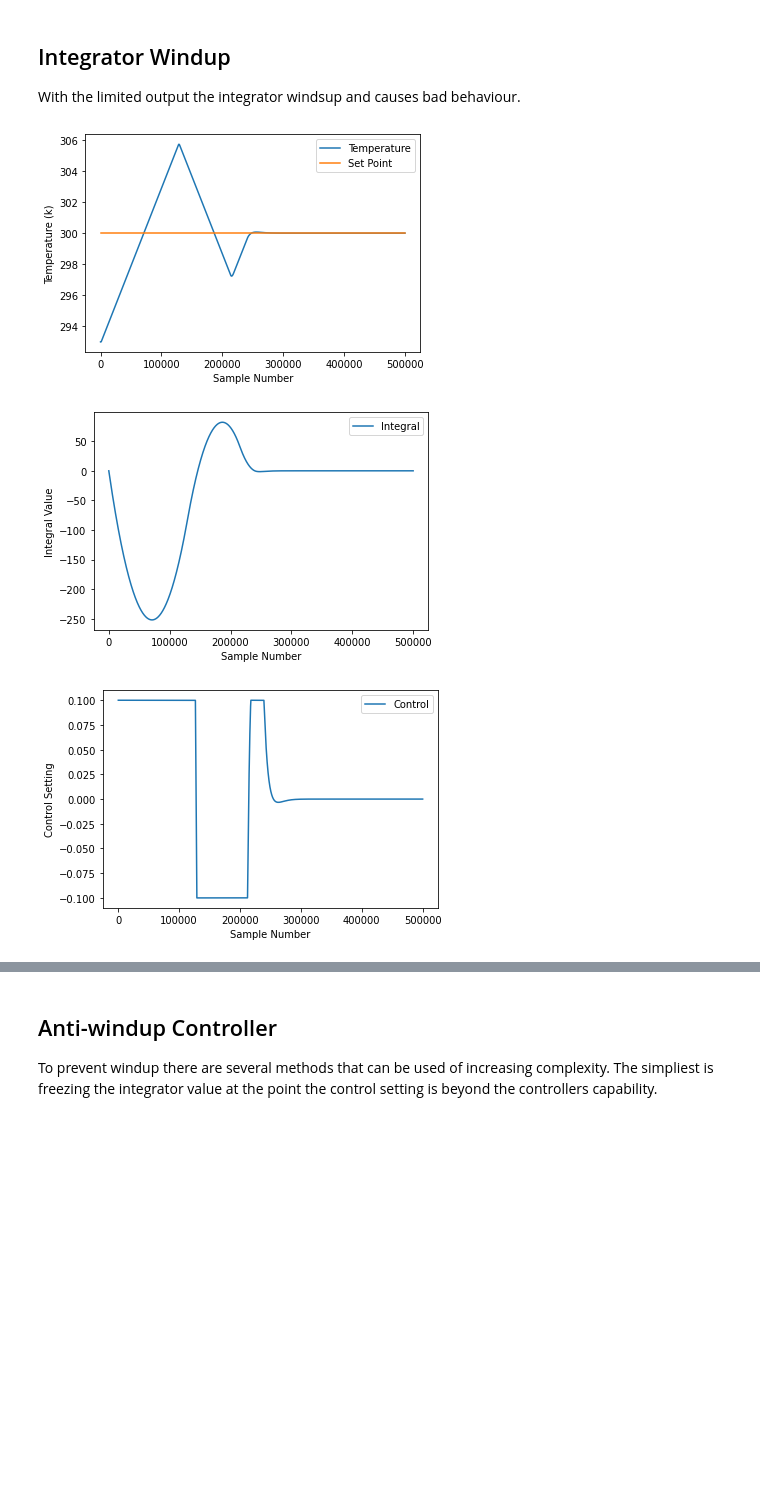
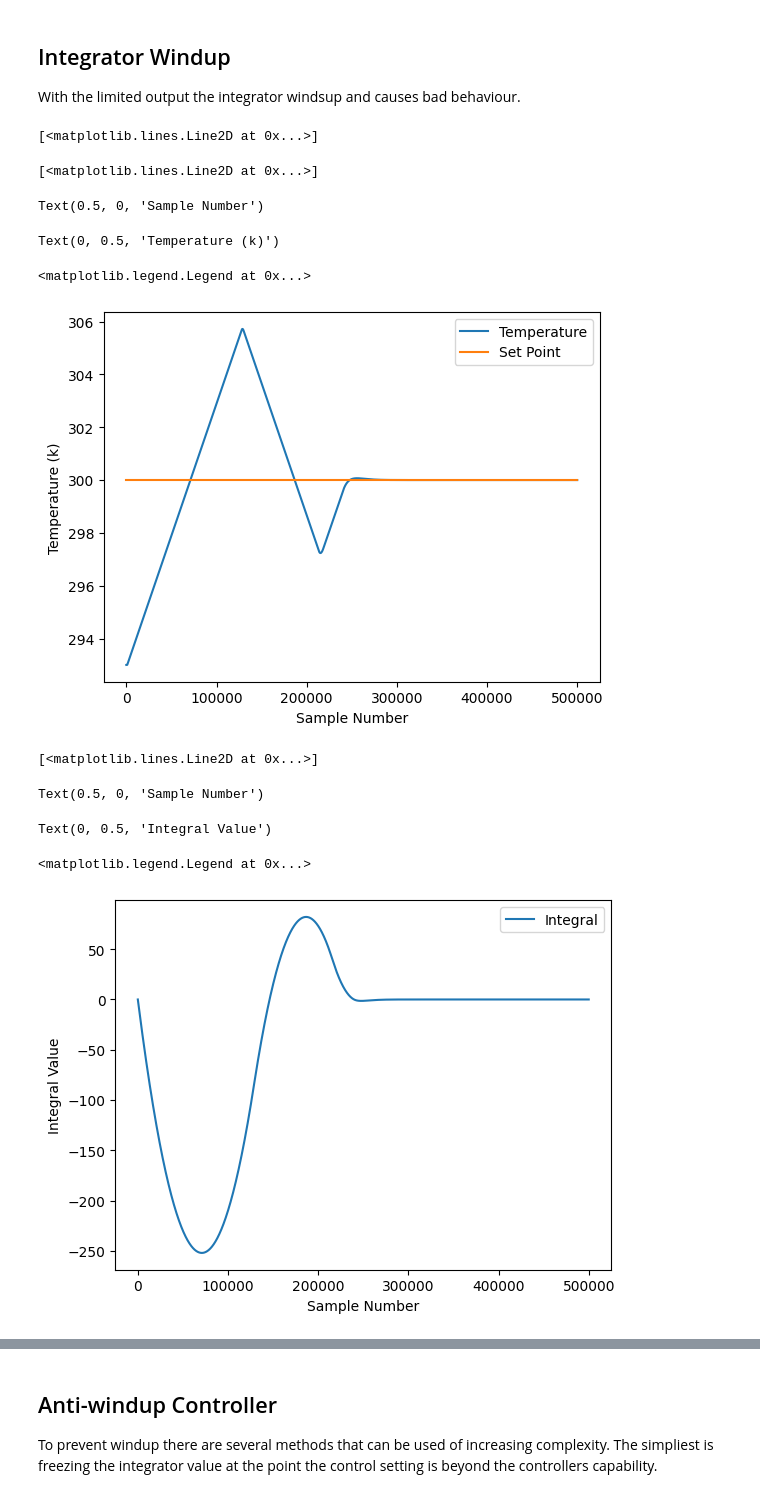
Before and after one commit to snhobbs/PIDTemplates, a Jupyter notebook: python/Anti-windup Temperature Analysis.ipynb, the cells around one changed output, grey strips where cells are left out. Cells and saved outputs as stored; diff of their text form; code cells hidden in the pictures; blank space fills up the shorter version.

```diff
--- a/python/Anti-windup Temperature Analysis.ipynb
+++ b/python/Anti-windup Temperature Analysis.ipynb
@@ -33,6 +42,8 @@ plt.show()
 ## Constant Set Point
 Show the plant reaching a constant temperature with different control settings. The difference will be in the temperature difference the plant rests at.
 # %%
+fig, ax = plt.subplots()
+
 for set_point in range(5):
     d = []
     p.reset()
@@ -40,10 +51,10 @@ for set_point in range(5):
     for _ in range(10*p.delay_*p.rate_):
         d.append(p.update(set_point))
 
-    plt.plot(d, label="Set Point = %d"%set_point)
+    ax.plot(d, label="Set Point = %d"%set_point)
+ax.set_title("Plant With Constant Control Input, Heating From Ambient With Heat Leak")
+ax.set_xlabel("Sample Number")
+ax.set_ylabel("Temperature (k)")
 plt.legend()
-plt.title("Plant With Constant Control Input, Heating From Ambient With Heat Leak")
-plt.xlabel("Sample Number")
-plt.ylabel("Temperature (k)")
 plt.show()
 # %% [output]
@@ -124,39 +157,50 @@ With the limited output the integrator windsup and causes bad behaviour.
 # %%
 set_point = 300
 f = LimitedOutputPIFilter(kp=kp, ki=ki, sample_time=1/p.rate_, set_point=set_point)
 f.ilim_ = 0.1
 
 temp = []
 integral = []
 command = []
 
 p.reset()
 p.temperature = p.ambient_
 for _ in range(500*p.delay_*p.rate_):
     control = f.update(p.temperature)
     command.append(control)
     integral.append(f.integral)
     temp.append(p.update(control))
 
-plt.plot(temp, label="Temperature")
-plt.plot([0, len(temp)], [set_point]*2, label="Set Point")
-plt.xlabel("Sample Number")
-plt.ylabel("Temperature (k)")
+fig, ax = plt.subplots()
+ax.plot(temp, label="Temperature")
+ax.plot([0, len(temp)], [set_point]*2, label="Set Point")
+ax.set_xlabel("Sample Number")
+ax.set_ylabel("Temperature (k)")
 plt.legend()
 plt.show()
 
-plt.plot(integral, label="Integral")
-plt.xlabel("Sample Number")
-plt.ylabel("Integral Value")
+fig, ax = plt.subplots()
+ax.plot(integral, label="Integral")
+ax.set_xlabel("Sample Number")
+ax.set_ylabel("Integral Value")
 plt.legend()
 plt.show()
 
-plt.plot(command, label="Control")
+fig, ax = plt.subplots()
+ax.plot(command, label="Control")
+ax.set_xlabel("Sample Number")
+ax.set_ylabel("Control Setting")
 plt.legend()
-plt.xlabel("Sample Number")
-plt.ylabel("Control Setting")
 plt.show()
 # %% [output]
+[<matplotlib.lines.Line2D at 0x...>]
+[<matplotlib.lines.Line2D at 0x...>]
+Text(0.5, 0, 'Sample Number')
+Text(0, 0.5, 'Temperature (k)')
+<matplotlib.legend.Legend at 0x...>
-[figure, old version]
+[figure, new version]
+[<matplotlib.lines.Line2D at 0x...>]
+Text(0.5, 0, 'Sample Number')
+Text(0, 0.5, 'Integral Value')
+<matplotlib.legend.Legend at 0x...>
-[figure, old version]
+[figure, new version]
-[figure, removed]
```
Also changed, not shown: parts of 7 cells of this notebook.
